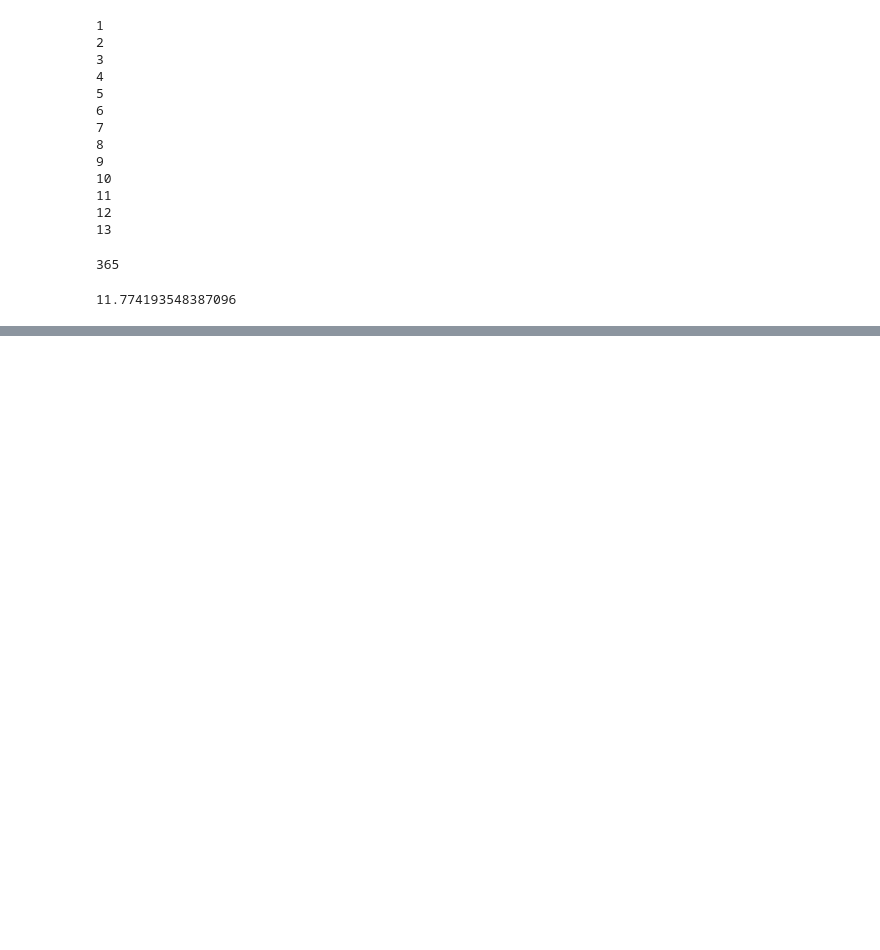
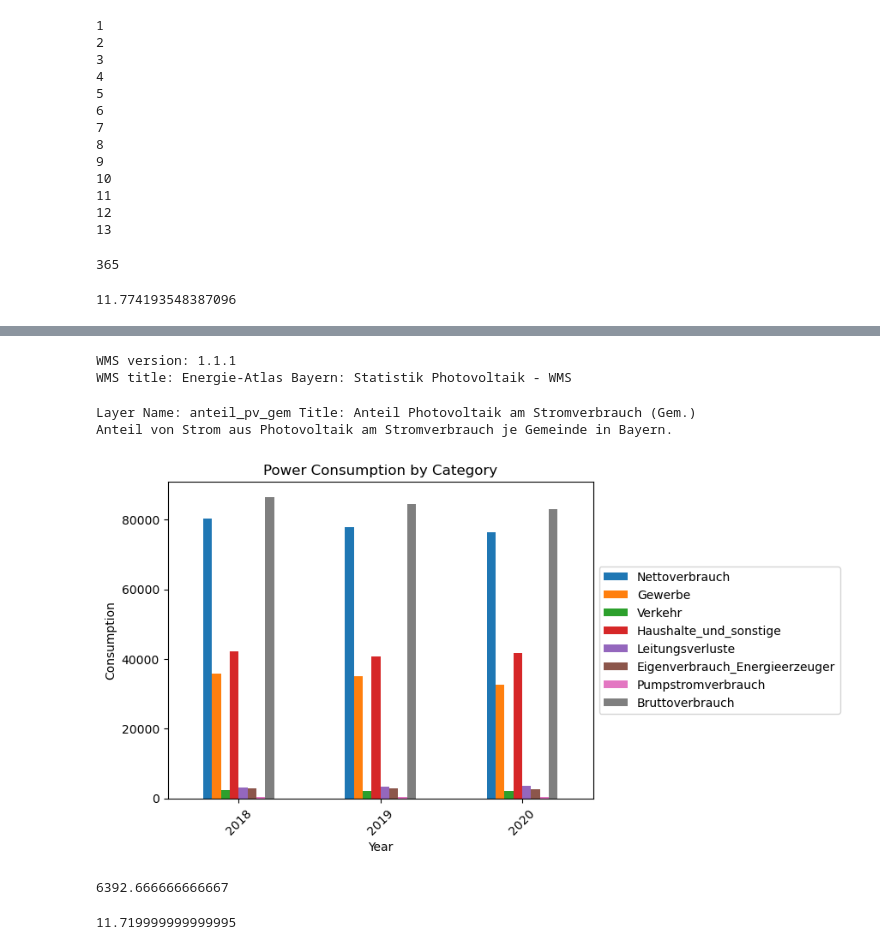
Before and after one commit to naxey/BavariaStateElection_DataVis23, a Jupyter notebook: src/testing.ipynb, the cells around one changed output, grey strips where cells are left out. Drawn from its saved outputs; the diff is of its cells as text; code cells hidden in the pictures; blank space fills up the shorter version.

```diff
--- a/src/testing.ipynb
+++ b/src/testing.ipynb
@@ -349,0 +378,40 @@ sum(days_in_month)
+# %%
+from owslib.wms import WebMapService
+
+wms_url = 'https://www.lfu.bayern.de/gdi/wms/energieatlas/statistik_photovoltaik?service=WMS&request=GetCapabilities'
+wms = WebMapService(wms_url)
+
+print(f'WMS version: {wms.identification.version}')
+print(f'WMS title: {wms.identification.title}')
+# %% [output]
+WMS version: 1.1.1
+WMS title: Energie-Atlas Bayern: Statistik Photovoltaik - WMS
+# %%
+from owslib.wms import WebMapService
+
+# Define the URL of the Web Map Service
+url = 'https://www.lfu.bayern.de/gdi/wms/energieatlas/statistik_photovoltaik?service=WMS&request=GetCapabilities'
+
+# Create a WebMapService object
+wms = WebMapService(url, version='1.1.1')
+# Select a specific layer
+layer_name = 'anteil_pv_gem'
+# Check if the layer exists
+if layer_name in wms.contents:
+    # Get the layer object
+    layer = wms[layer_name]
+
+    # Access the XML data for the specific layer
+    xml_data = layer.abstract
+
+    # Print the XML data
+    print(layer)
+    print(xml_data)
+
+
+
+else:
+    print(f"Layer '{layer_name}' not found in the WMS service.")
+# %% [output]
+Layer Name: anteil_pv_gem Title: Anteil Photovoltaik am Stromverbrauch (Gem.)
+Anteil von Strom aus Photovoltaik am Stromverbrauch je Gemeinde in Bayern.
@@ -349,0 +469,24 @@ sum(days_in_month)
+# %%
+import pandas as pd
+import matplotlib.pyplot as plt
+
+df = pd.read_csv('./data/energiebilanz/E1_Verbrauch_Strom_Bayern_2018_2020.csv')
+y_columns = df.columns[1:]
+df.plot(x='Year', y=y_columns, kind='bar')
+plt.xlabel('Year')
+plt.ylabel('Consumption')
+plt.title('Power Consumption by Category')
+plt.legend(loc='center left', bbox_to_anchor=(1.0, 0.5))
+plt.xticks(rotation=45)
+plt.savefig('output_plot.png')
+plt.show()
+# %% [output]
+[figure, added]
+# %%
+41552333333.333336 / 6500000
+# %% [output]
+6392.666666666667
+# %%
+23.43999999999999 /2
+# %% [output]
+11.719999999999995
```
Also changed, not shown: parts of 3 cells of this notebook, 6 other files.
